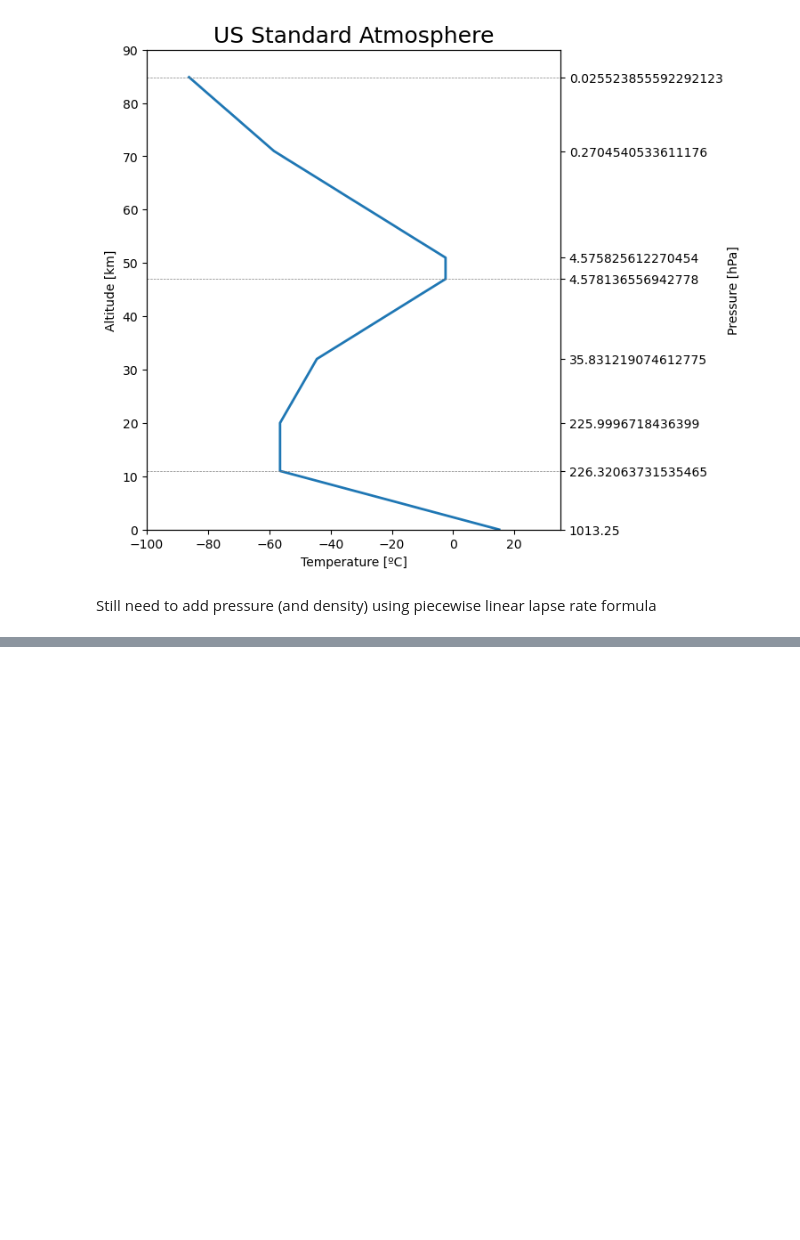
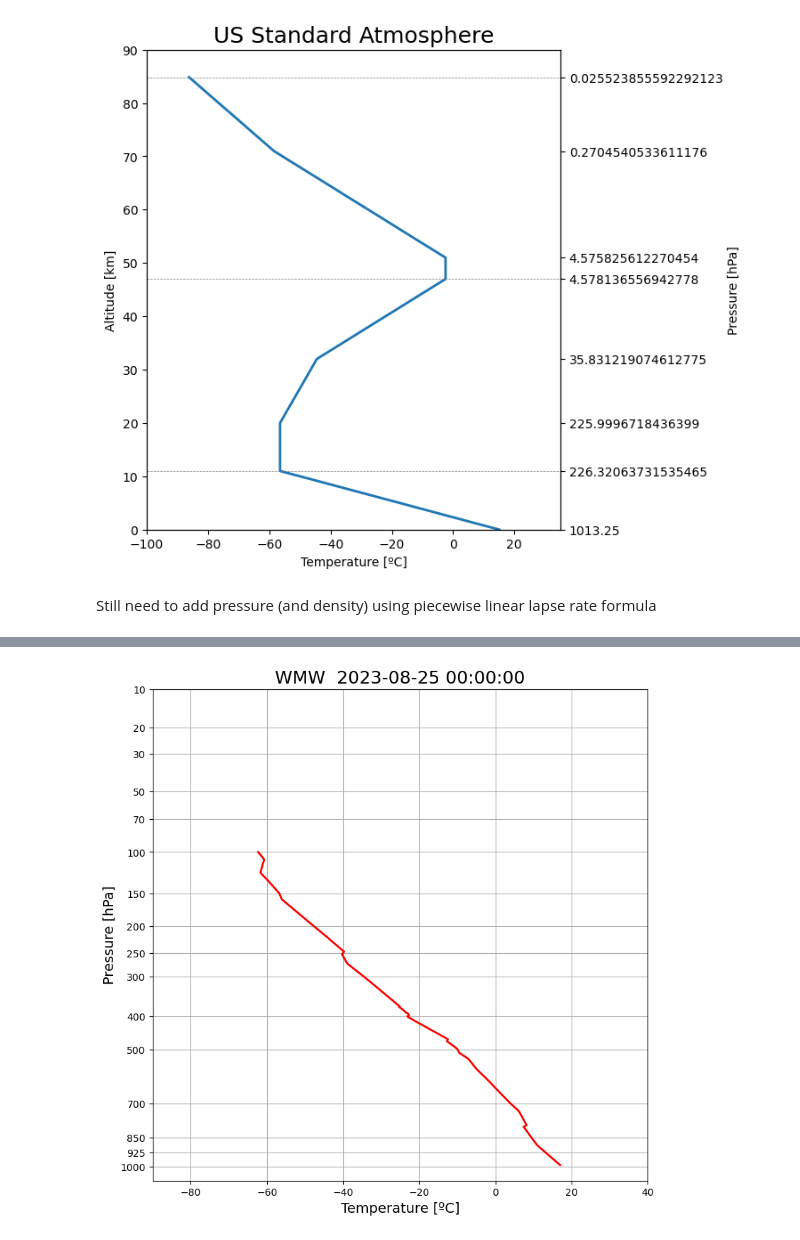
Before and after one commit to brian-rose/atm320-thermodynamics, a Jupyter notebook: _sources/notebooks/soundings.ipynb, the cells around one changed output, grey strips where cells are left out. Drawn from its saved outputs; the diff is of its cells as text; code cells hidden in the pictures; blank space fills up the shorter version.

```diff
--- a/_sources/notebooks/soundings.ipynb
+++ b/_sources/notebooks/soundings.ipynb
@@ -178,0 +199,27 @@ Still need to add pressure (and density) using piecewise linear lapse rate formu
+# %%
+station = 'WMW'   # modify to use a different station
+date = datetime(year=2023, month=8, day=25, hour=0) # modify to use a different time
+# %%
+### RUN THIS CODE WITHOUT MODIFICATION
+#
+#  It will download your data and make a nicely labeled plot
+#
+###
+
+df = WyomingUpperAir.request_data(date, station)
+
+pticks = np.array([10,20,30,50,70,100,150,200,250,300,400,500,700,850,925,1000])
+k = 0.286
+
+fig, ax = plt.subplots(figsize=(9, 9))
+ax.plot(df['temperature'], df['pressure']**k, 'r', linewidth=2)
+ax.invert_yaxis()
+ax.set_xlim(-90,40)
+ax.set_yticks(pticks**k)
+ax.set_yticklabels(pticks)
+ax.set_ylabel('Pressure [hPa]', fontsize=14)
+ax.set_xlabel('Temperature [ºC]', fontsize=14)
+ax.grid()
+ax.set_title(f'{station}  {date}', fontsize=18);
+# %% [output]
+[figure, added]
```
Also changed, not shown: parts of 3 cells of this notebook, 24 other files.
